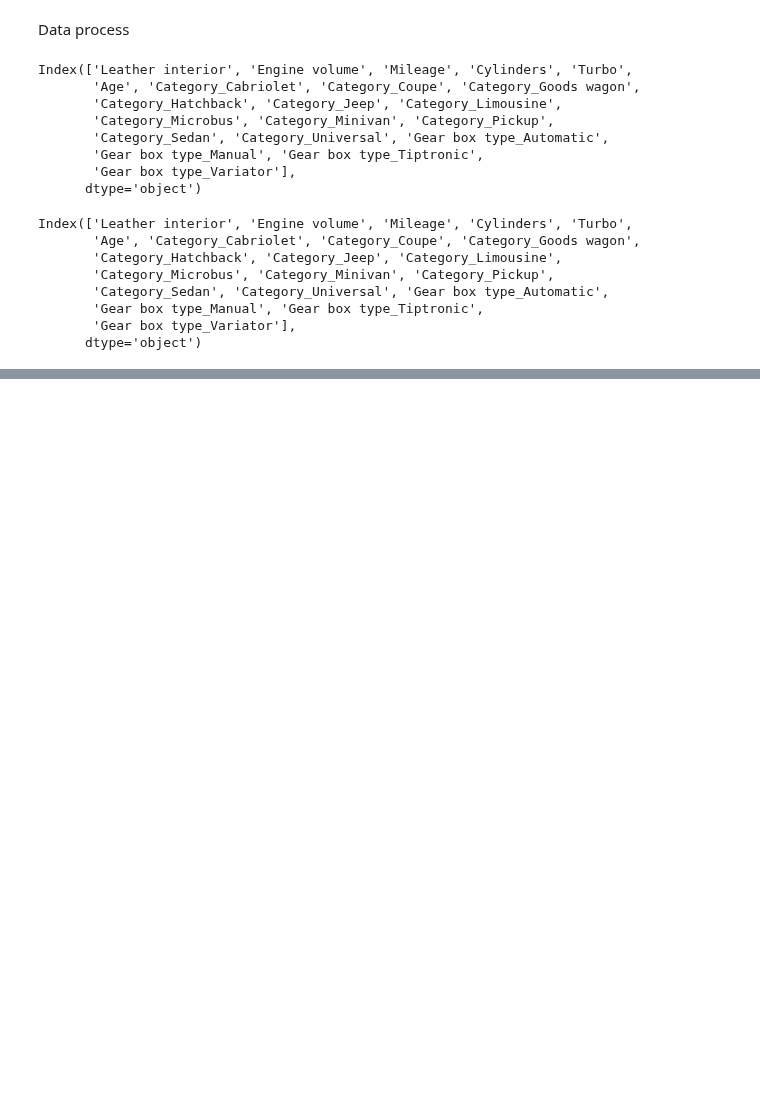
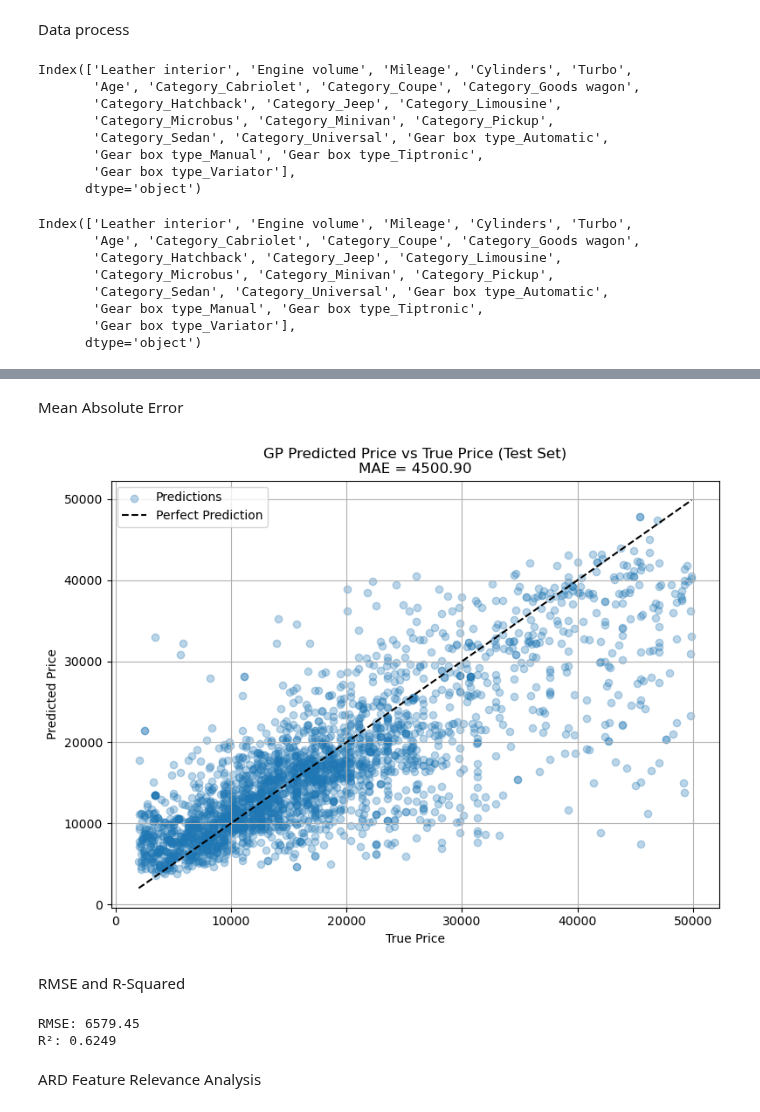
Before and after one commit to Harborg1/Model-Based-ML, a Jupyter notebook: model_based_ml_project.ipynb, the cells around one changed output, grey strips where cells are left out. Cells and saved outputs as stored; diff of their text form; code cells hidden in the pictures; blank space fills up the shorter version.

```diff
--- a/model_based_ml_project.ipynb
+++ b/model_based_ml_project.ipynb
@@ -1456,0 +1652,38 @@ Y_pred: [18.350832 24.849966 14.384319 ... 18.102907 24.050558 29.770123]
+# %% [markdown]
+Mean Absolute Error
+# %%
+
+
+mae = mean_absolute_error(true_price, pred_price)
+
+plt.figure(figsize=(8,6))
+plt.scatter(true_price, pred_price, alpha=0.3, label='Predictions')
+plt.plot([true_price.min(), true_price.max()],
+         [true_price.min(), true_price.max()],
+         'k--', label='Perfect Prediction')
+plt.xlabel("True Price")
+plt.ylabel("Predicted Price")
+plt.title("GP Predicted Price vs True Price (Test Set)\nMAE = {:.2f}".format(mae))
+plt.legend()
+plt.grid(True)
+plt.tight_layout()
+plt.show()
+# %% [output]
+[figure, added]
+# %% [markdown]
+RMSE and R-Squared
+# %%
+
+from sklearn.metrics import mean_squared_error, r2_score
+import numpy as np
+
+rmse = np.sqrt(mean_squared_error(true_price, pred_price))
+r2 = r2_score(true_price, pred_price)
+
+print(f"RMSE: {rmse:.2f}")
+print(f"R²: {r2:.4f}")
+# %% [output]
+RMSE: 6579.45
+R²: 0.6249
+# %% [markdown]
+ARD Feature Relevance Analysis
```
Also changed, not shown: parts of 33 cells of this notebook, 1 other file.
